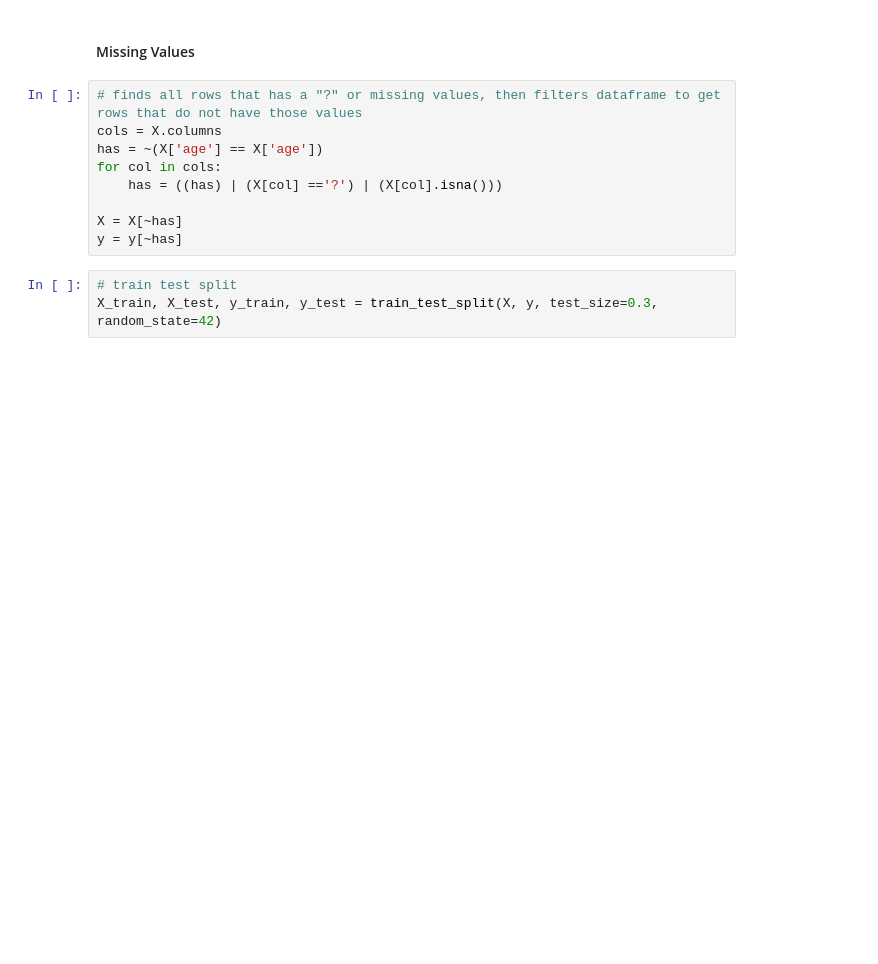
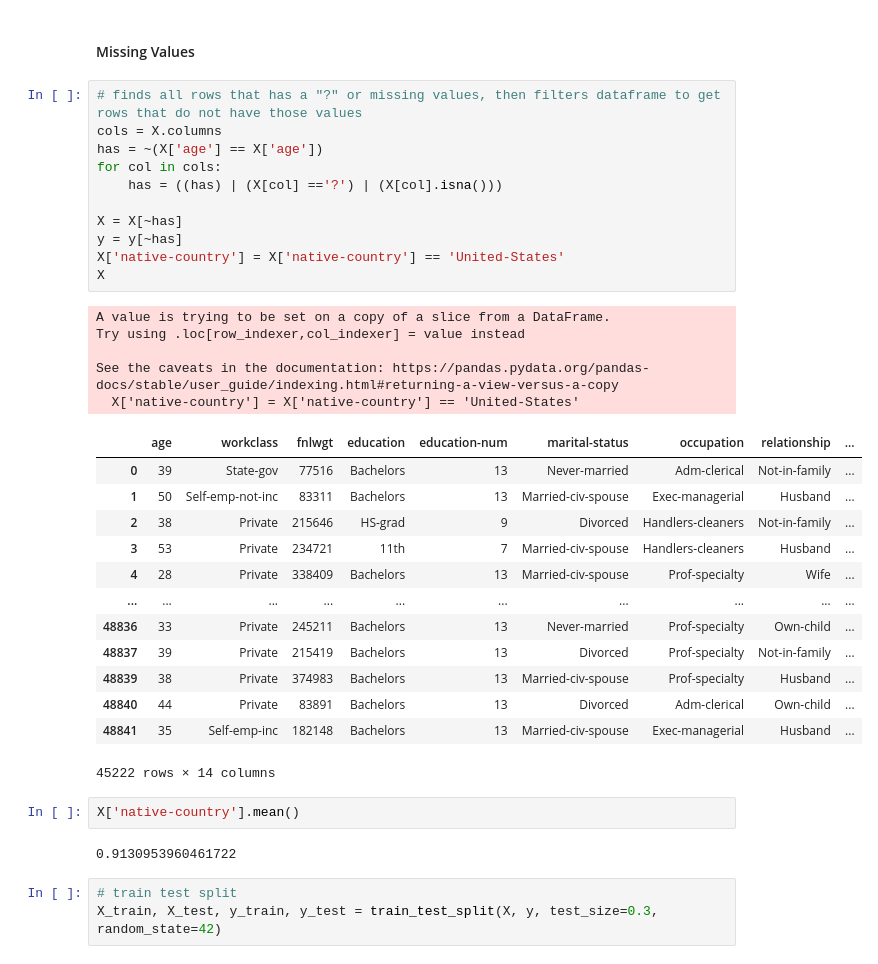
Before and after one commit to Jystine/dsc148-project, a Jupyter notebook: calwin_notebok.ipynb, the cells around one changed output. Saved outputs shown, nothing was run; the diff lists cells and outputs as text; blank space fills up the shorter version.

```diff
--- a/calwin_notebok.ipynb
+++ b/calwin_notebok.ipynb
@@ -55,12 +55,37 @@ See the caveats in the documentation: https://pandas.pydata.org/pandas-docs/stab
 # %%
 # finds all rows that has a "?" or missing values, then filters dataframe to get rows that do not have those values
 cols = X.columns
 has = ~(X['age'] == X['age'])
 for col in cols:
     has = ((has) | (X[col] =='?') | (X[col].isna()))
 
 X = X[~has]
 y = y[~has]
+X['native-country'] = X['native-country'] == 'United-States'
+X
+# %% [output]
+A value is trying to be set on a copy of a slice from a DataFrame.
+Try using .loc[row_indexer,col_indexer] = value instead
+
+See the caveats in the documentation: https://pandas.pydata.org/pandas-docs/stable/user_guide/indexing.html#returning-a-view-versus-a-copy
+  X['native-country'] = X['native-country'] == 'United-States'
+|  | age | workclass | fnlwgt | education | education-num | marital-status | occupation | relationship | ... |
+| 0 | 39 | State-gov | 77516 | Bachelors | 13 | Never-married | Adm-clerical | Not-in-family | ... |
+| 1 | 50 | Self-emp-not-inc | 83311 | Bachelors | 13 | Married-civ-spouse | Exec-managerial | Husband | ... |
+| 2 | 38 | Private | 215646 | HS-grad | 9 | Divorced | Handlers-cleaners | Not-in-family | ... |
+| 3 | 53 | Private | 234721 | 11th | 7 | Married-civ-spouse | Handlers-cleaners | Husband | ... |
+| 4 | 28 | Private | 338409 | Bachelors | 13 | Married-civ-spouse | Prof-specialty | Wife | ... |
+| ... | ... | ... | ... | ... | ... | ... | ... | ... | ... |
+| 48836 | 33 | Private | 245211 | Bachelors | 13 | Never-married | Prof-specialty | Own-child | ... |
+| 48837 | 39 | Private | 215419 | Bachelors | 13 | Divorced | Prof-specialty | Not-in-family | ... |
+| 48839 | 38 | Private | 374983 | Bachelors | 13 | Married-civ-spouse | Prof-specialty | Husband | ... |
+| 48840 | 44 | Private | 83891 | Bachelors | 13 | Divorced | Adm-clerical | Own-child | ... |
+| 48841 | 35 | Self-emp-inc | 182148 | Bachelors | 13 | Married-civ-spouse | Exec-managerial | Husband | ... |
+45222 rows × 14 columns
+# %%
+X['native-country'].mean()
+# %% [output]
+0.9130953960461722
 # %%
 # train test split
 X_train, X_test, y_train, y_test = train_test_split(X, y, test_size=0.3, random_state=42)
```
Also changed, not shown: parts of 24 cells of this notebook.
